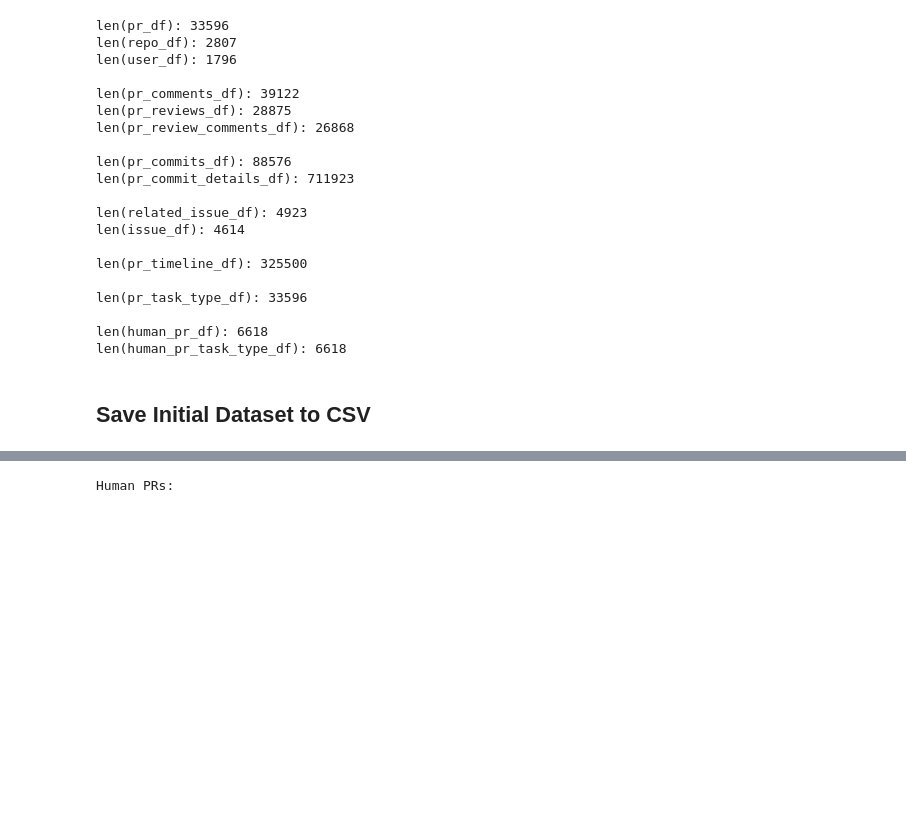
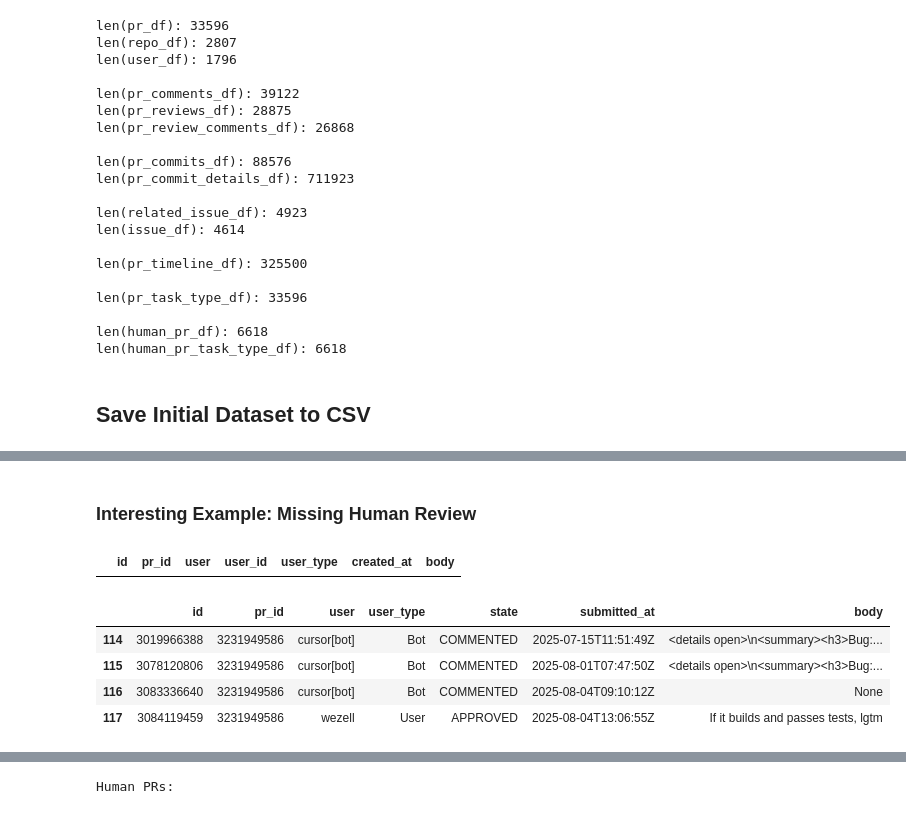
Before and after one commit to davejjwilliams/pr-acceptability, a Jupyter notebook: data_prep.ipynb, the cells around one changed output, grey strips where cells are left out. Cells and saved outputs as stored; diff of their text form; code cells hidden in the pictures; blank space fills up the shorter version.

```diff
--- a/data_prep.ipynb
+++ b/data_prep.ipynb
@@ -210,0 +353,14 @@ human_pr_df = annotate_pr_features(human_pr_df, human=True)
+# %% [markdown]
+### Interesting Example: Missing Human Review
+# %%
+pr_comments_df[pr_comments_df['pr_id'] == 3231949586]
+# %% [output]
+|  | id | pr_id | user | user_id | user_type | created_at | body |
+# %%
+pr_reviews_df[pr_reviews_df['pr_id'] == 3231949586]
+# %% [output]
+|  | id | pr_id | user | user_type | state | submitted_at | body |
+| 114 | 3019966388 | 3231949586 | cursor[bot] | Bot | COMMENTED | 2025-07-15T11:51:49Z | <details open>\n<summary><h3>Bug:... |
+| 115 | 3078120806 | 3231949586 | cursor[bot] | Bot | COMMENTED | 2025-08-01T07:47:50Z | <details open>\n<summary><h3>Bug:... |
+| 116 | 3083336640 | 3231949586 | cursor[bot] | Bot | COMMENTED | 2025-08-04T09:10:12Z | None |
+| 117 | 3084119459 | 3231949586 | wezell | User | APPROVED | 2025-08-04T13:06:55Z | If it builds and passes tests, lgtm |
```
Also changed, not shown: parts of 10 cells of this notebook.
